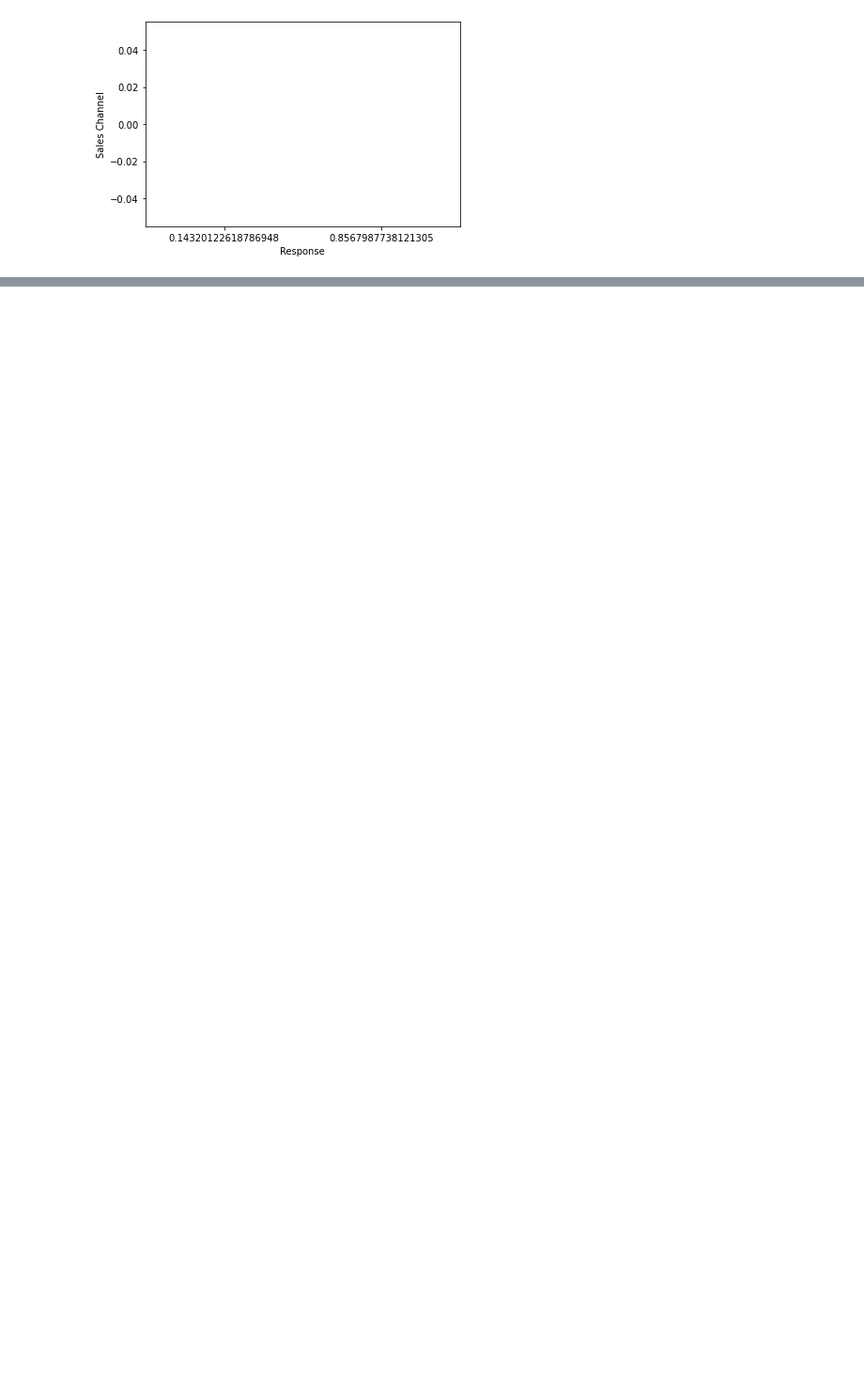
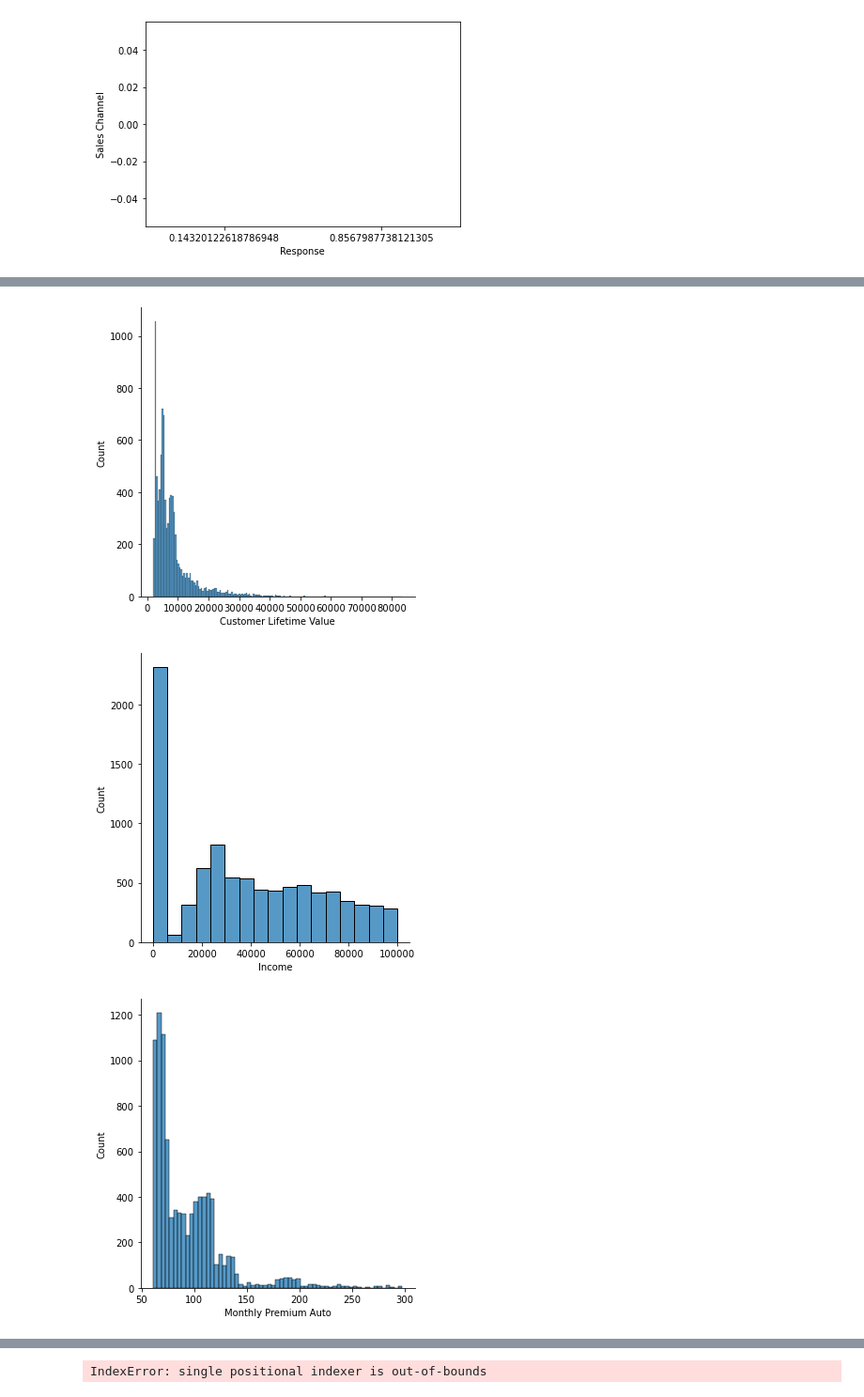
Before and after one commit to ShahAliR/lab-customer-analysis-round-3, a Jupyter notebook: files_for_lab/csv_files/Round3.ipynb, the cells around one changed output, grey strips where cells are left out. Shown at 94% size. Saved outputs shown, nothing was run; the diff lists cells and outputs as text; code cells hidden in the pictures; blank space fills up the shorter version.

```diff
--- a/files_for_lab/csv_files/Round3.ipynb
+++ b/files_for_lab/csv_files/Round3.ipynb
@@ -60,0 +191,3 @@ plt.show()
+# %%
+data2=data._get_numeric_data().iloc[:, :].copy()
+data2.head()
@@ -60,0 +201,8 @@ plt.show()
+# %%
+for i in range(0,len(data2)):
+    sns.displot(data2.iloc[:,i])
+    plt.show()
+# %% [output]
+[figure, added]
+[figure, added]
+[figure, added]
@@ -60,0 +214 @@ plt.show()
+IndexError: single positional indexer is out-of-bounds
```
Also changed, not shown: parts of 29 cells of this notebook, 1 other file.
